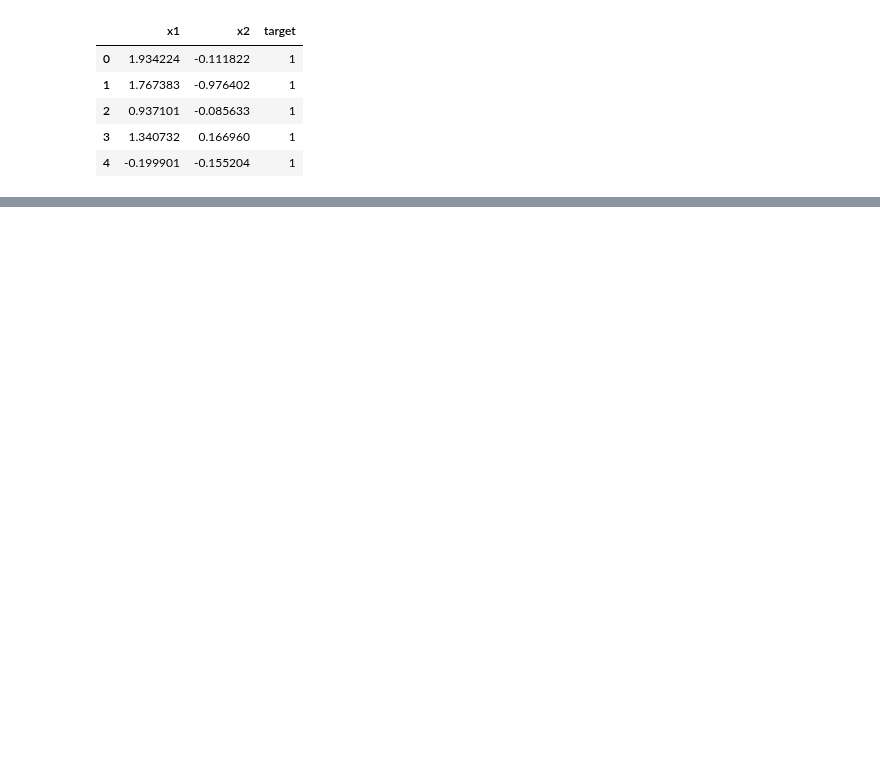
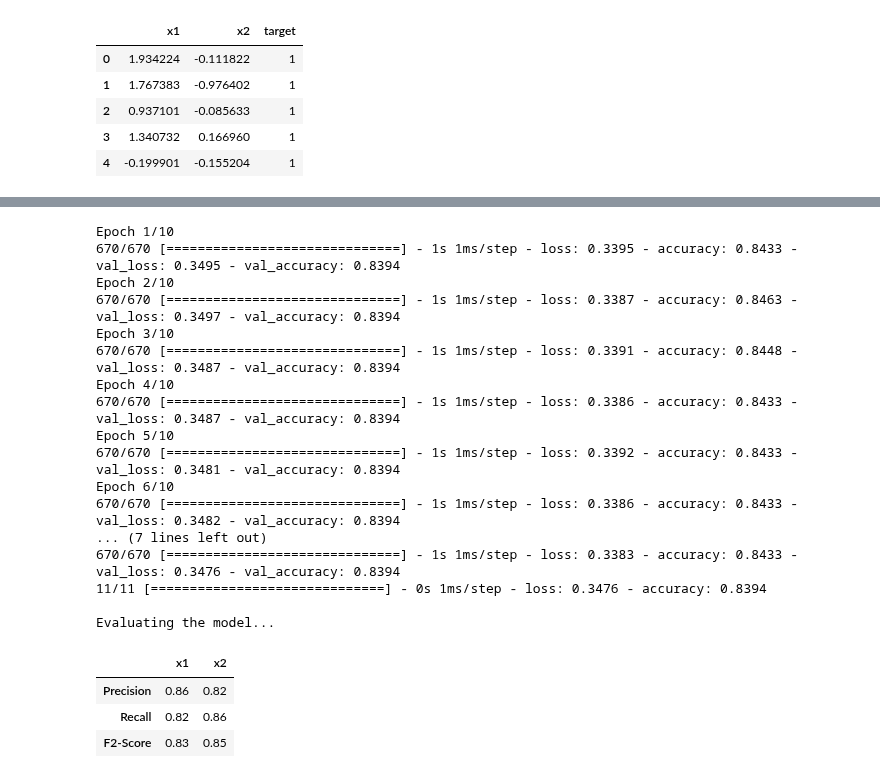
Before and after one commit to lailabcampos/classifier-oncase, a Jupyter notebook: classifier.ipynb, the cells around one changed output, grey strips where cells are left out. Cells and saved outputs as stored; diff of their text form; code cells hidden in the pictures; blank space fills up the shorter version.

```diff
--- a/classifier.ipynb
+++ b/classifier.ipynb
@@ -75,0 +60,48 @@ Test f2-score: 0.8688
+# %%
+# Compiling the model
+
+model.compile(optimizer='adam',
+              loss='binary_crossentropy',
+              metrics=['accuracy'])
+# %%
+# Fitting and evaluating the model
+
+e = 10 # Number of epochs
+
+h = model.fit(X_train, Y_train, validation_data=(X_test, Y_test), epochs=e, batch_size=1)
+
+test_loss, test_acc = model.evaluate(X_test, Y_test)
+
+# Predicting the model using the test dataset
+
+Pred_Y = np.around(model.predict(X_test), decimals=0)
+
+# Evaluation using the metrics precision, recall, f2-score and support
+
+print("\nEvaluating the model...\n\n")
+evaluation = np.array(precision_recall_fscore_support(Y_test, Pred_Y, beta=2.0))[:3]
+pd.DataFrame(data=np.round(evaluation, 2),
+             columns=list(test)[0:2],
+             index=['Precision', 'Recall', 'F2-Score'])
+# %% [output]
+Epoch 1/10
+670/670 [==============================] - 1s 1ms/step - loss: 0.3395 - accuracy: 0.8433 - val_loss: 0.3495 - val_accuracy: 0.8394
+Epoch 2/10
+670/670 [==============================] - 1s 1ms/step - loss: 0.3387 - accuracy: 0.8463 - val_loss: 0.3497 - val_accuracy: 0.8394
+Epoch 3/10
+670/670 [==============================] - 1s 1ms/step - loss: 0.3391 - accuracy: 0.8448 - val_loss: 0.3487 - val_accuracy: 0.8394
+Epoch 4/10
+670/670 [==============================] - 1s 1ms/step - loss: 0.3386 - accuracy: 0.8433 - val_loss: 0.3487 - val_accuracy: 0.8394
+Epoch 5/10
+670/670 [==============================] - 1s 1ms/step - loss: 0.3392 - accuracy: 0.8433 - val_loss: 0.3481 - val_accuracy: 0.8394
+Epoch 6/10
+670/670 [==============================] - 1s 1ms/step - loss: 0.3386 - accuracy: 0.8433 - val_loss: 0.3482 - val_accuracy: 0.8394
+... (7 lines left out)
+670/670 [==============================] - 1s 1ms/step - loss: 0.3383 - accuracy: 0.8433 - val_loss: 0.3476 - val_accuracy: 0.8394
+11/11 [==============================] - 0s 1ms/step - loss: 0.3476 - accuracy: 0.8394
+
+Evaluating the model...
+|  | x1 | x2 |
+| Precision | 0.86 | 0.82 |
+| Recall | 0.82 | 0.86 |
+| F2-Score | 0.83 | 0.85 |
```
Also changed, not shown: parts of 6 cells of this notebook.
